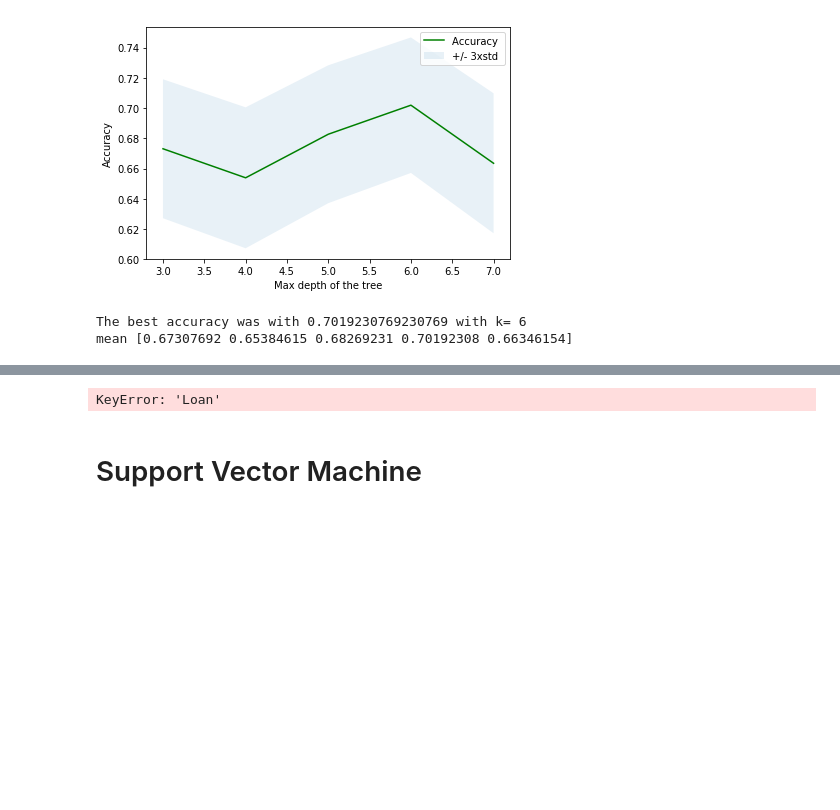
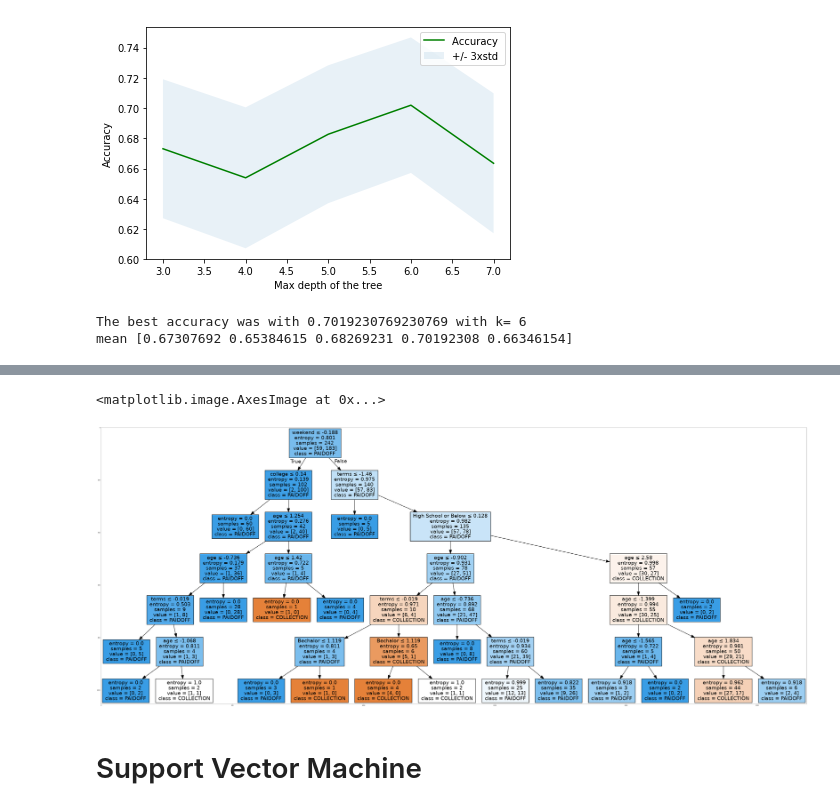
Before and after one commit to medas/loan-application-classifier, a Jupyter notebook: Machine Learning with Python - final assignment.ipynb, the cells around one changed output, grey strips where cells are left out. Saved outputs shown, nothing was run; the diff lists cells and outputs as text; code cells hidden in the pictures; blank space fills up the shorter version.

Commit message:
added tree visualization

```diff
--- a/Machine Learning with Python - final assignment.ipynb
+++ b/Machine Learning with Python - final assignment.ipynb
@@ -350,6 +332,6 @@ X_trainset, X_testset, y_trainset, y_testset = train_test_split(X, y, test_size=
 # %%
 from sklearn.tree import DecisionTreeClassifier
 # %%
-decisionTree = DecisionTreeClassifier(criterion="entropy", max_depth = 10)
+decisionTree = DecisionTreeClassifier(criterion="entropy", max_depth = 4)
 decisionTree
 # %% [output]
@@ -385,7 +367,7 @@ Max_depths = 8
 mean_acc = np.zeros((Max_depths-3))
 std_acc = np.zeros((Max_depths-3))
 
-for n in range(3, Max_depths):
+for n in range(1, Max_depths):
 
     #Train Model and Predict
     decisionTree = DecisionTreeClassifier(criterion="entropy", max_depth = n)
@@ -422,18 +402,23 @@ import matplotlib.image as mpimg
 from sklearn import tree
 %matplotlib inline
 # %%
+decisionTree = DecisionTreeClassifier(criterion="entropy", max_depth = 6)
+decisionTree.fit(X_trainset, y_trainset)
+predTree = decisionTree.predict(X_testset)
+
 dot_data = StringIO()
 filename = "loantree.png"
 featureNames = Feature.columns[0:8]
-targetNames = df["Loan"].unique().tolist()
+targetNames = df["loan_status"].unique().tolist()
 out=tree.export_graphviz(decisionTree,feature_names=featureNames, out_file=dot_data, class_names= np.unique(y_trainset), filled=True,  special_characters=True,rotate=False)
 graph = pydotplus.graph_from_dot_data(dot_data.getvalue())
 graph.write_png(filename)
 img = mpimg.imread(filename)
 plt.figure(figsize=(100, 200))
 plt.imshow(img,interpolation='nearest')
 # %% [output]
-KeyError: 'Loan'
+<matplotlib.image.AxesImage at 0x...>
+[figure, added]
 # %% [markdown]
 # Support Vector Machine
 # %% [markdown]
```
Also changed, not shown: parts of 7 cells of this notebook.
